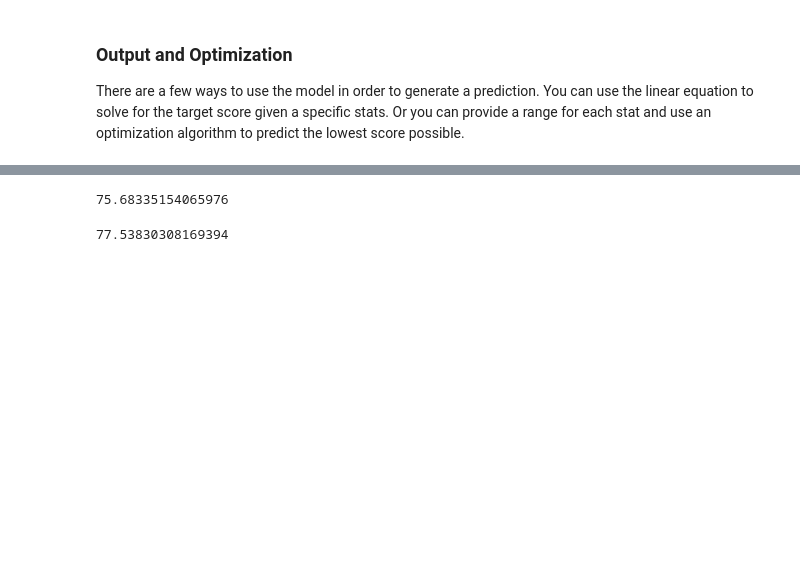
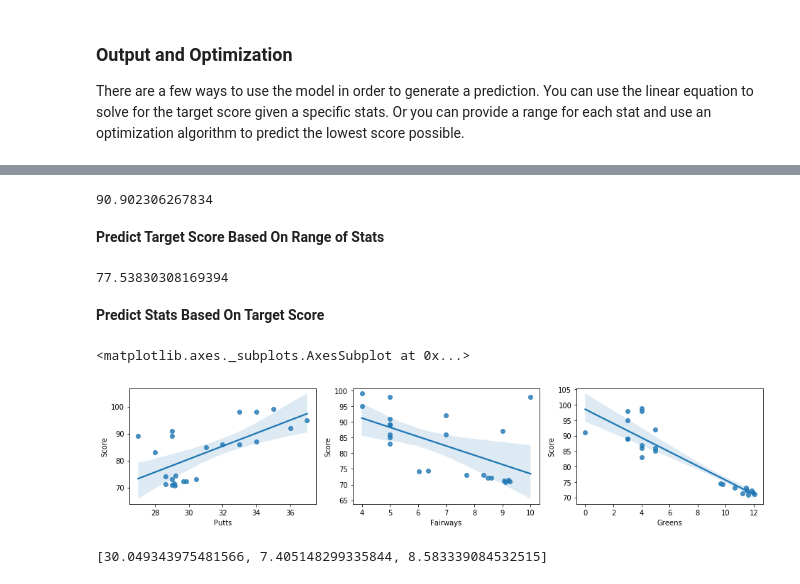
Before and after one commit to mvrahas/predict-golf-score, a Jupyter notebook: Golf-Game-Improvement-Model.ipynb, the cells around one changed output, grey strips where cells are left out. Drawn from its saved outputs; the diff is of its cells as text; code cells hidden in the pictures; blank space fills up the shorter version.

Commit message:
Predict stats based on score

```diff
--- a/Golf-Game-Improvement-Model.ipynb
+++ b/Golf-Game-Improvement-Model.ipynb
@@ -278,7 +276,9 @@ greens = 10.0
 # %%
-IDEAL_MODEL.predict(pd.DataFrame({'Putts': [putts],'Fairways': [fairways],'Greens': [greens]}))[0]
+IDEAL_MODEL.predict(pd.DataFrame({'Putts': [33.0],'Fairways': [6.0],'Greens': [4.0]}))[0]
 # %% [output]
-75.68335154065976
+90.902306267834
+# %% [markdown]
+**Predict Target Score Based On Range of Stats**
 # %%
 from scipy.optimize import linprog
 
@@ -291,3 +291,5 @@ output = result.fun + IDEAL_MODEL.intercept_
 output
 # %% [output]
 77.53830308169394
+# %% [markdown]
+**Predict Stats Based On Target Score**
@@ -293,0 +315,12 @@ output
+# %%
+fig, axs = plt.subplots(1, 3, sharey=False,figsize=(16, 3))
+sns.regplot(x=scores_summary_added_pros.Putts, y=scores_summary_added_pros.Score, ax=axs[0])
+sns.regplot(x=scores_summary_added_pros.Fairways, y=scores_summary_added_pros.Score, ax=axs[1])
+sns.regplot(x=scores_summary_added_pros.Greens, y=scores_summary_added_pros.Score, ax=axs[2])
+# %% [output]
+<matplotlib.axes._subplots.AxesSubplot at 0x...>
+[figure, added]
+# %%
+get_target_stats(78)
+# %% [output]
+[30.049343975481566, 7.405148299335844, 8.583339084532515]
```
Also changed, not shown: parts of 3 cells of this notebook.
